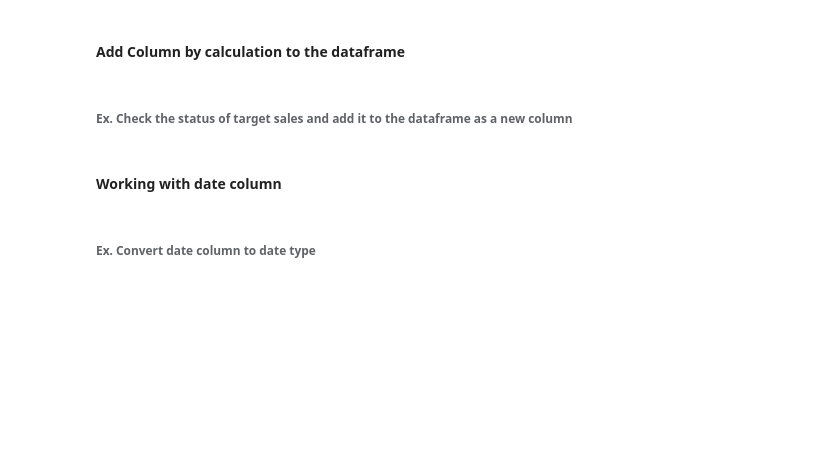
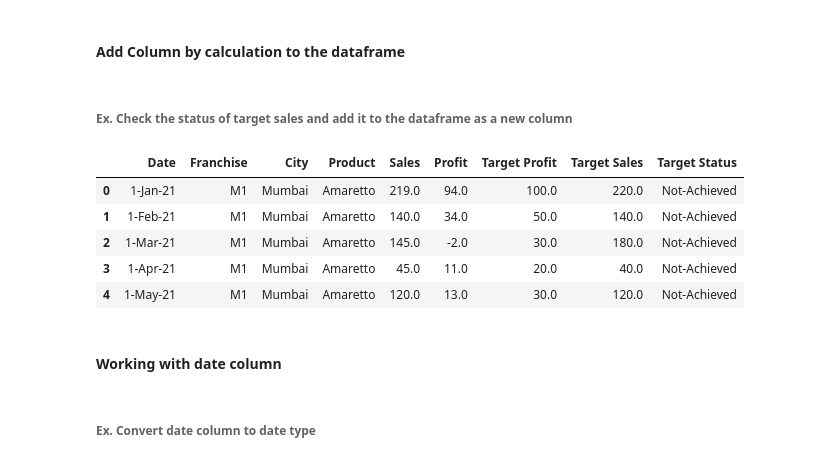
Before and after one commit to knowledge-corner/12_May_2025_Optum_Global, a Jupyter notebook: Classwork/Day - 2 classwork.ipynb, the cells around one changed output. Drawn from its saved outputs; the diff is of its cells as text; code cells hidden in the pictures; blank space fills up the shorter version.

```diff
--- a/Classwork/Day - 2 classwork.ipynb
+++ b/Classwork/Day - 2 classwork.ipynb
@@ -724,3 +794,10 @@ df.head()
 #### Data Cleaning
 # %% [markdown]
 ###### Ex. Convert all numeric column to float
+# %%
+obj = str.maketrans("","", "$,")
+# %%
+df.Sales = df.Sales.str.translate(obj).astype(float)
+df.Profit = df.Profit.str.translate(obj).astype(float)
+df["Target Sales"] = df["Target Sales"].str.translate(obj).astype(float)
+df["Target Profit"] = df["Target Profit"].str.translate(obj).astype(float)
@@ -728,6 +826,16 @@ df.head()
 #### Add Column by calculation to the dataframe
 # %% [markdown]
 ###### Ex. Check the status of target sales and add it to the dataframe as a new column
+# %%
+df["Target Status"] = np.where(df.Profit >= df["Target Profit"], "Achieved", "Not-Achieved")
+df.head()
+# %% [output]
+|  | Date | Franchise | City | Product | Sales | Profit | Target Profit | Target Sales | Target Status |
+| 0 | 1-Jan-21 | M1 | Mumbai | Amaretto | 219.0 | 94.0 | 100.0 | 220.0 | Not-Achieved |
+| 1 | 1-Feb-21 | M1 | Mumbai | Amaretto | 140.0 | 34.0 | 50.0 | 140.0 | Not-Achieved |
+| 2 | 1-Mar-21 | M1 | Mumbai | Amaretto | 145.0 | -2.0 | 30.0 | 180.0 | Not-Achieved |
+| 3 | 1-Apr-21 | M1 | Mumbai | Amaretto | 45.0 | 11.0 | 20.0 | 40.0 | Not-Achieved |
+| 4 | 1-May-21 | M1 | Mumbai | Amaretto | 120.0 | 13.0 | 30.0 | 120.0 | Not-Achieved |
 # %% [markdown]
 #### Working with date column
 # %% [markdown]
```
Also changed, not shown: parts of 26 cells of this notebook.
